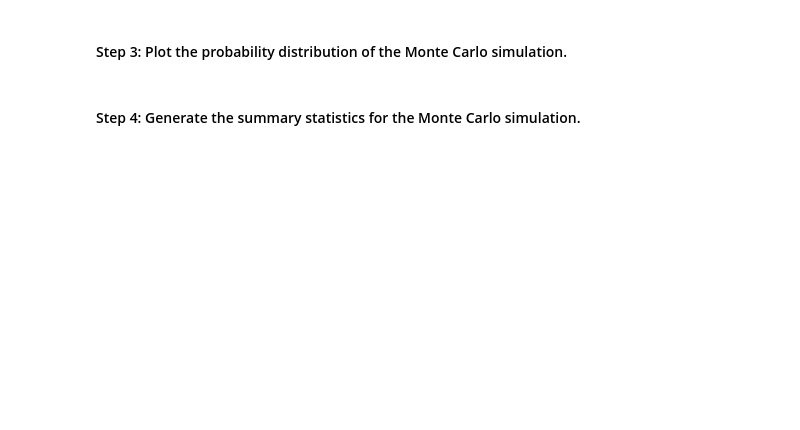
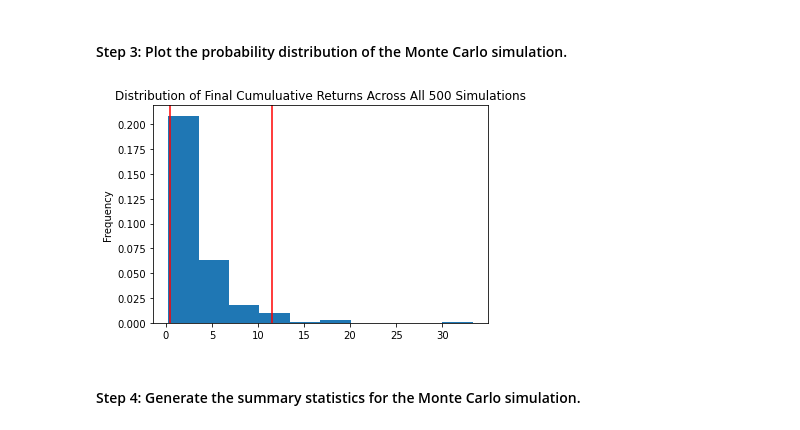
Before and after one commit to Billie-LS/Emergency_and_Retirement_Financial_Planner, a Jupyter notebook: financial_planning_tools.ipynb, the cells around one changed output. Saved outputs shown, nothing was run; the diff lists cells and outputs as text; code cells hidden in the pictures; blank space fills up the shorter version.

```diff
--- a/financial_planning_tools.ipynb
+++ b/financial_planning_tools.ipynb
@@ -482,8 +658,9 @@ In this section, you’ll use the MCForecastTools library to create a Monte Carl
 #### Step 3: Plot the probability distribution of the Monte Carlo simulation.
 # %%
 # Visualize the probability distribution of the 30-year Monte Carlo simulation
-# by plotting a histogram
-# YOUR CODE HERE
+four_six_weight_distribution_plot = MC_four_six_weight.plot_distribution()
+# %% [output]
+[figure, added]
 # %% [markdown]
 #### Step 4: Generate the summary statistics for the Monte Carlo simulation.
 # %%
```
Also changed, not shown: parts of 58 cells of this notebook, 1 other file.
